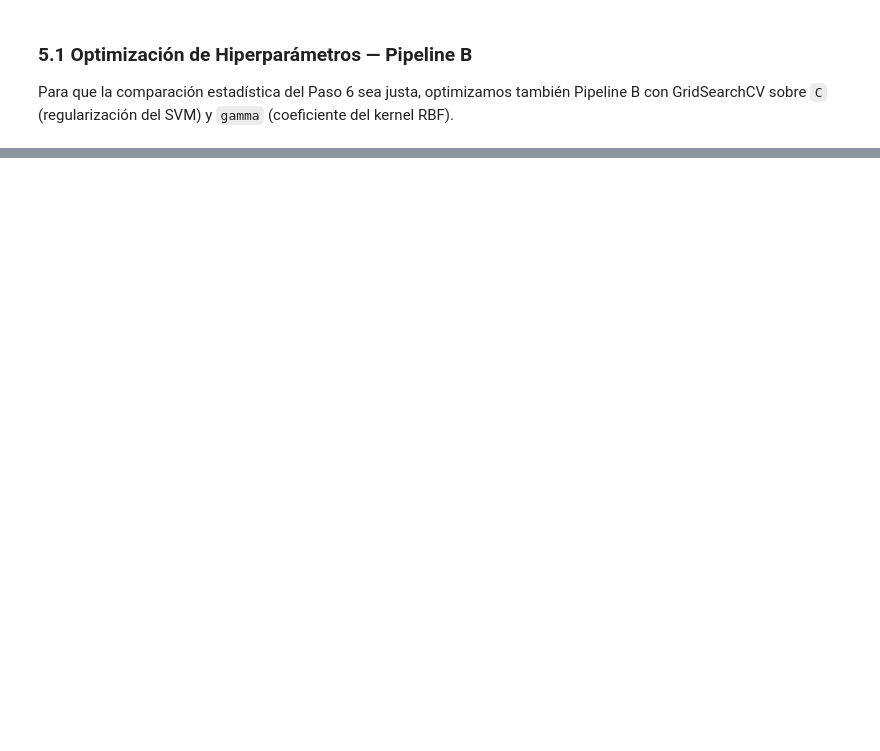
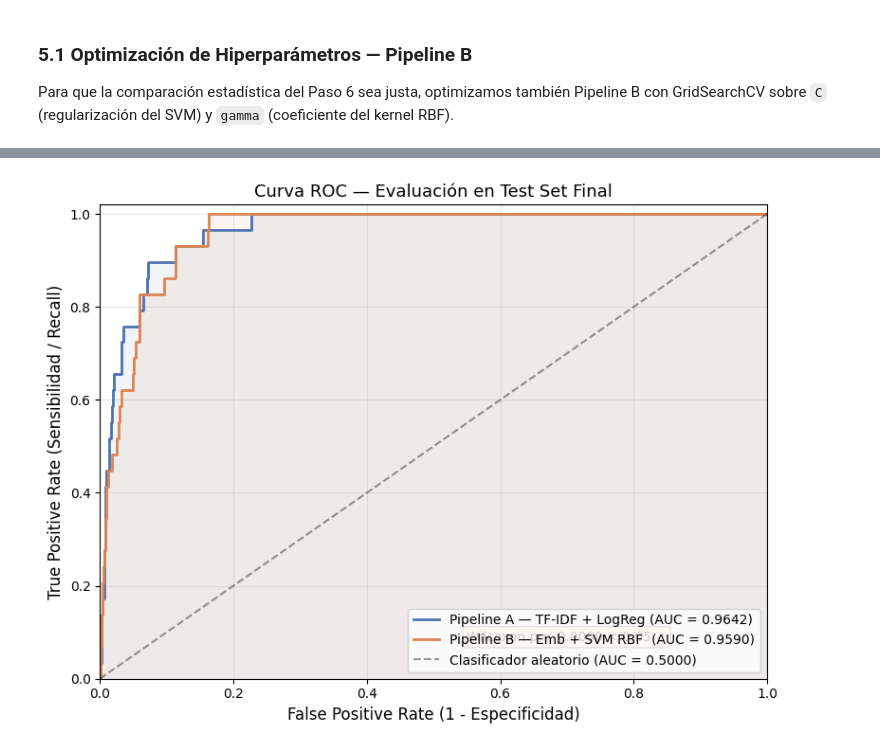
Before and after one commit to rosvjames/machineLearningProyecto, a Jupyter notebook: proyectoML.ipynb, the cells around one changed output, grey strips where cells are left out. Drawn from its saved outputs; the diff is of its cells as text; code cells hidden in the pictures; blank space fills up the shorter version.

Commit message:
Se implemento el paso 6, la comparacion estadistica ya sobre Test

```diff
--- a/proyectoML.ipynb
+++ b/proyectoML.ipynb
@@ -658,0 +756,87 @@ print(f"  Mejora:       {delta:+.4f}")
+# %%
+# PROMPT: "Genera una tabla con Accuracy, AUC, Precision, Recall, F1 macro,
+# F1 weighted, y la curva ROC de ambos modelos en el mismo gráfico."
+
+from sklearn.metrics import (
+    accuracy_score, roc_auc_score, precision_score, recall_score,
+    f1_score, roc_curve
+)
+
+# --- Evaluación final en test set ---
+# Se entrena sobre TODO X_train y se evalúa en X_test (nunca visto durante CV)
+pipeline_a_opt.fit(X_train, y_train)
+pipeline_b_opt.fit(X_train_emb, y_train)
+
+y_pred_a  = pipeline_a_opt.predict(X_test)
+y_proba_a = pipeline_a_opt.predict_proba(X_test)[:, 1]
+
+y_pred_b  = pipeline_b_opt.predict(X_test_emb)
+y_proba_b = pipeline_b_opt.predict_proba(X_test_emb)[:, 1]
+
+def compute_test_metrics(y_true, y_pred, y_proba):
+    return {
+        'Accuracy':          accuracy_score(y_true, y_pred),
+        'AUC-ROC':           roc_auc_score(y_true, y_proba),
+        'Precision (macro)': precision_score(y_true, y_pred, average='macro', zero_division=0),
+        'Recall (macro)':    recall_score(y_true, y_pred, average='macro', zero_division=0),
+        'F1-Macro':          f1_score(y_true, y_pred, average='macro', zero_division=0),
+        'F1-Weighted':       f1_score(y_true, y_pred, average='weighted', zero_division=0),
+    }
+
+m_a = compute_test_metrics(y_test, y_pred_a, y_proba_a)
+m_b = compute_test_metrics(y_test, y_pred_b, y_proba_b)
+
+# --- Tabla comparativa — test set ---
+print("=" * 72)
+print("  Tabla de métricas — Evaluación sobre Test Set (972 muestras)")
+print("=" * 72)
+print(f"  {'Métrica':<22} {'Pipeline A':>16} {'Pipeline B':>16} {'Mejor':>6}")
+print("  " + "-" * 62)
+for metric in m_a:
+    va, vb = m_a[metric], m_b[metric]
+    mejor = 'A' if va > vb else ('B' if vb > va else '=')
+    print(f"  {metric:<22} {va:>16.4f} {vb:>16.4f} {mejor:>6}")
+print("=" * 72)
+
+# --- Tabla CV (referencia) ---
+print()
+print("  === Referencia: CV media ± std (100 folds) ===")
+cv_ref = {
+    'AUC-ROC':           'roc_auc',
+    'Precision (macro)': 'precision_macro',
+    'Recall (macro)':    'recall_macro',
+    'F1-Macro':          'f1_macro',
+    'Accuracy':          'accuracy',
+}
+print(f"  {'Métrica':<22} {'Pipeline A (CV)':>24} {'Pipeline B (CV)':>24}")
+print("  " + "-" * 70)
+for name, key in cv_ref.items():
+    a_s = cv_a[f'test_{key}']
+    b_s = cv_b_opt[f'test_{key}']
+    print(f"  {name:<22} {a_s.mean():>8.4f} ± {a_s.std():.4f}       {b_s.mean():>8.4f} ± {b_s.std():.4f}")
+
+# --- Curva ROC comparativa ---
+fpr_a, tpr_a, _ = roc_curve(y_test, y_proba_a)
+fpr_b, tpr_b, _ = roc_curve(y_test, y_proba_b)
+
+fig, ax = plt.subplots(figsize=(8, 6))
+ax.plot(fpr_a, tpr_a, lw=2, color='#4C72B0',
+        label=f'Pipeline A — TF-IDF + LogReg (AUC = {m_a["AUC-ROC"]:.4f})')
+ax.plot(fpr_b, tpr_b, lw=2, color='#DD8452',
+        label=f'Pipeline B — Emb + SVM RBF  (AUC = {m_b["AUC-ROC"]:.4f})')
+ax.plot([0, 1], [0, 1], 'k--', alpha=0.4, label='Clasificador aleatorio (AUC = 0.5000)')
+ax.fill_between(fpr_a, tpr_a, alpha=0.08, color='#4C72B0')
+ax.fill_between(fpr_b, tpr_b, alpha=0.08, color='#DD8452')
+ax.set_xlabel('False Positive Rate (1 - Especificidad)', fontsize=12)
+ax.set_ylabel('True Positive Rate (Sensibilidad / Recall)', fontsize=12)
+ax.set_title('Curva ROC — Evaluación en Test Set Final', fontsize=13)
+sig_str = f'p = {p_value:.4f} {"< 0.05 ✓" if p_value < ALPHA else "≥ 0.05 ✗"}'
+ax.text(0.55, 0.08, f'Wilcoxon {sig_str}', transform=ax.transAxes,
+        fontsize=10, bbox=dict(boxstyle='round', facecolor='wheat', alpha=0.5))
+ax.legend(loc='lower right', fontsize=10)
+ax.grid(True, alpha=0.3)
+ax.set_xlim([0, 1])
+ax.set_ylim([0, 1.02])
+plt.tight_layout()
+plt.show()
+# %% [output]
@@ -658,0 +860 @@ print(f"  Mejora:       {delta:+.4f}")
+[figure, added]
```
Also changed, not shown: parts of 9 cells of this notebook.
